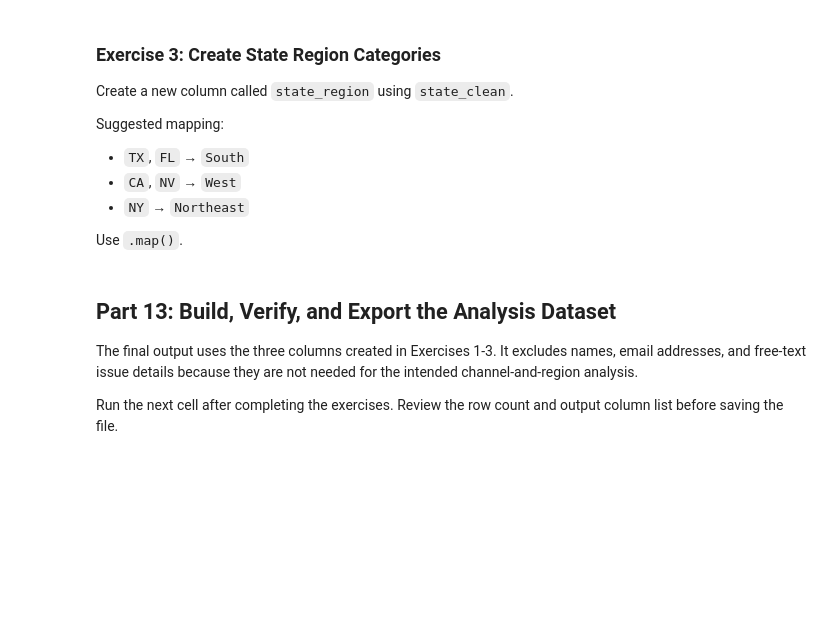
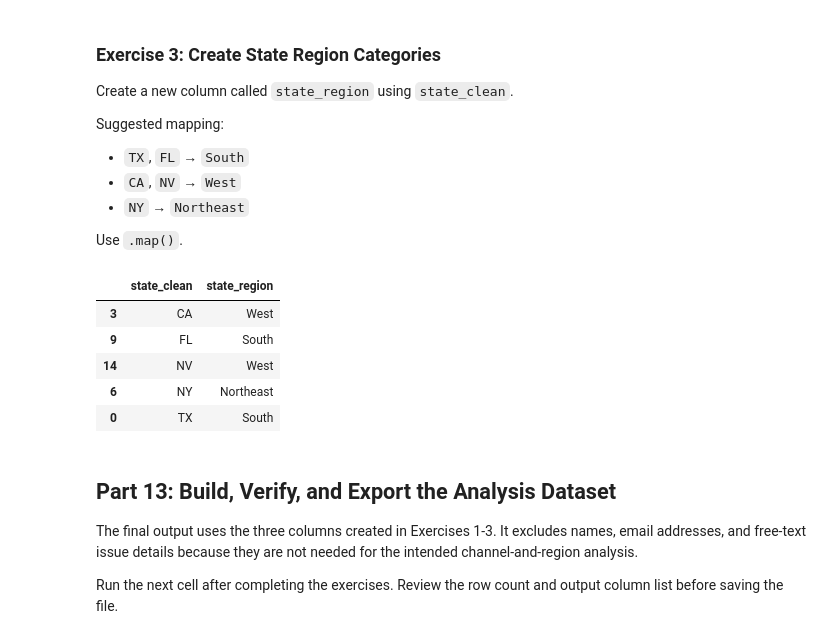
Before and after one commit to emri07/BAN6003_weeks_5-6_Emri_Rodriguez, a Jupyter notebook: notebooks/module6_string_categorical_guided_lab.ipynb, the cells around one changed output. Saved outputs shown, nothing was run; the diff lists cells and outputs as text; code cells hidden in the pictures; blank space fills up the shorter version.

```diff
--- a/notebooks/module6_string_categorical_guided_lab.ipynb
+++ b/notebooks/module6_string_categorical_guided_lab.ipynb
@@ -635,6 +691,29 @@ Suggested mapping:
 Use `.map()`.
 # %%
 # Your code here
+
+state_map = {
+    "TX": "South",
+    "FL": "South",
+    "CA": "West",
+    "NV": "West",
+    "NY": "Northeast"
+}
+df["state_region"] = (
+    df["state_clean"]
+    .astype("string")
+    .str.strip()
+    .str.upper()
+    .map(state_map)
+)
+df[["state_clean", "state_region"]].drop_duplicates().sort_values("state_clean")
+# %% [output]
+|  | state_clean | state_region |
+| 3 | CA | West |
+| 9 | FL | South |
+| 14 | NV | West |
+| 6 | NY | Northeast |
+| 0 | TX | South |
 # %% [markdown]
 ## Part 13: Build, Verify, and Export the Analysis Dataset
 
```
Also changed, not shown: parts of 5 cells of this notebook, 1 other file.
